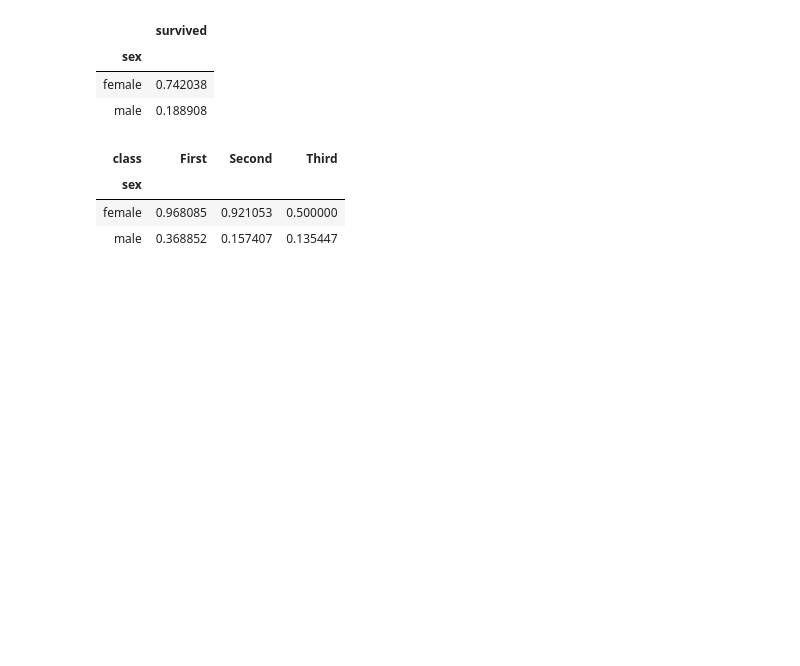
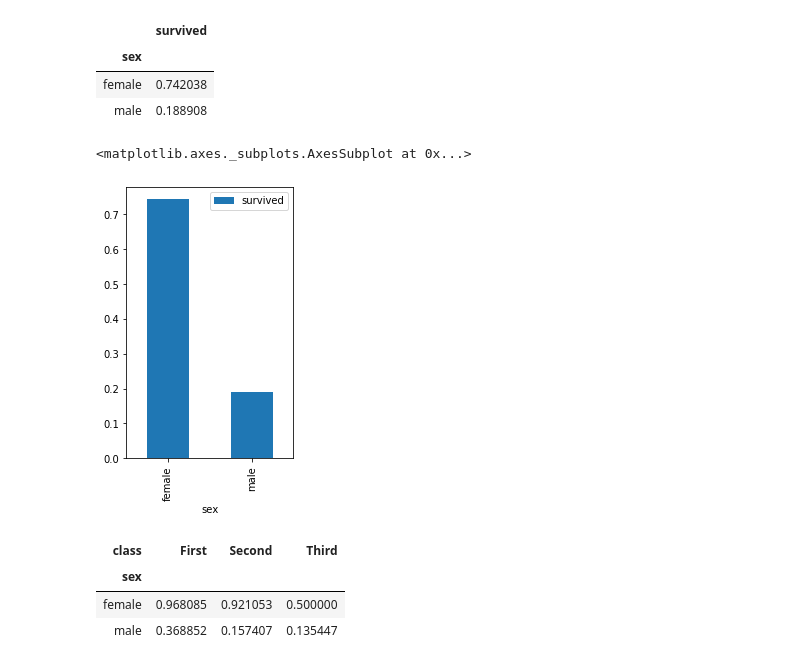
Before and after one commit to enuguru/DataScienceLevelOne, a Jupyter notebook: pydslevelone/data_analysis/titanic_analysis_pivot_tables.ipynb, the cells around one changed output. Cells and saved outputs as stored; diff of their text form; code cells hidden in the pictures; blank space fills up the shorter version.

```diff
--- a/pydslevelone/data_analysis/titanic_analysis_pivot_tables.ipynb
+++ b/pydslevelone/data_analysis/titanic_analysis_pivot_tables.ipynb
@@ -31,6 +19,11 @@ titanic.groupby('sex')[['survived']].mean()
 | sex |  |
 | female | 0.742038 |
 | male | 0.188908 |
+# %%
+titanic.groupby('sex')[['survived']].mean().plot(kind='bar',figsize=(3,5))
+# %% [output]
+<matplotlib.axes._subplots.AxesSubplot at 0x...>
+[figure, added]
 # %%
 titanic.groupby(['sex', 'class'])['survived'].aggregate('mean').unstack()
 # %% [output]
```
Also changed, not shown: parts of 8 cells of this notebook, 11 other files.
